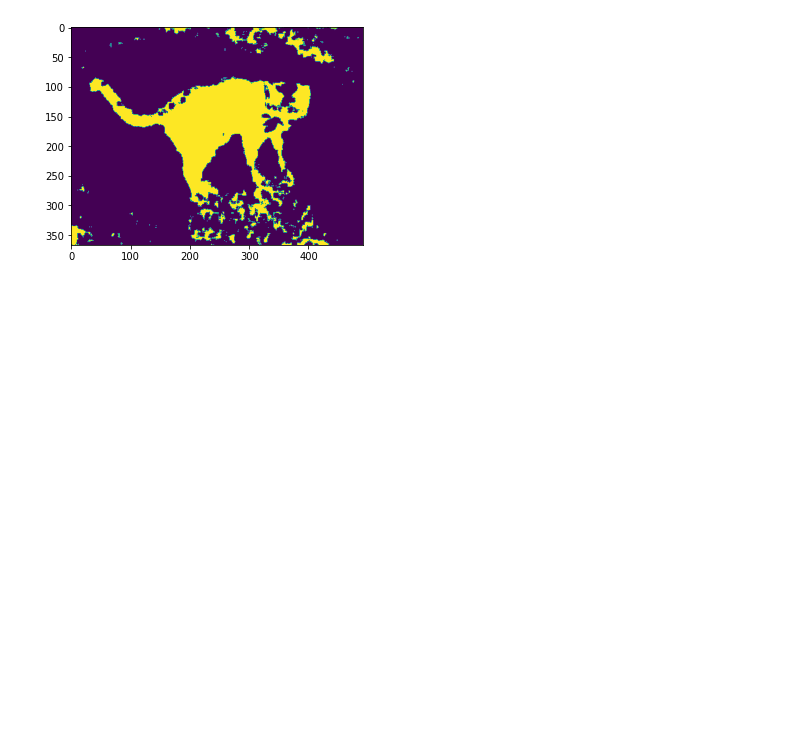
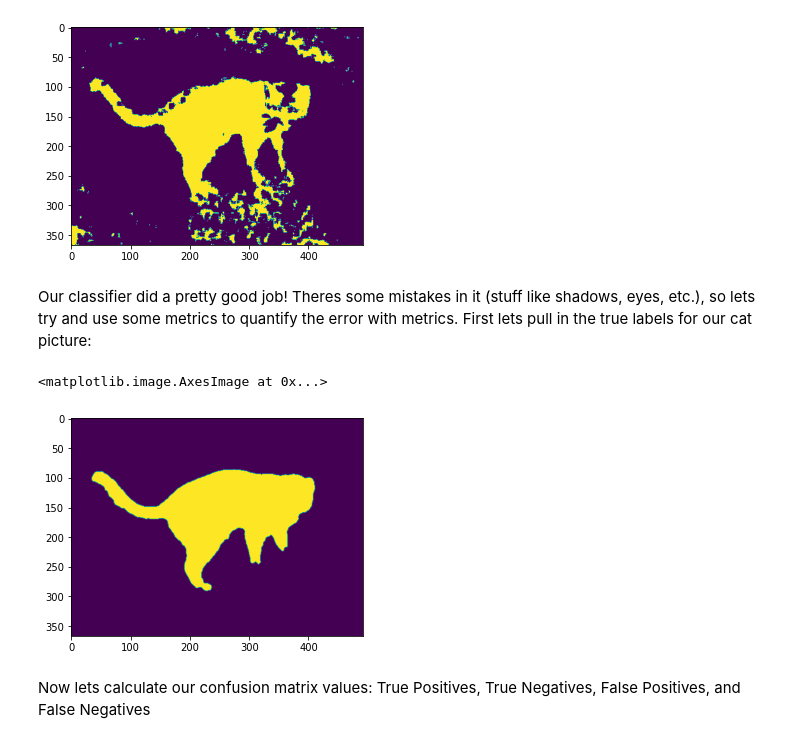
Before and after one commit to upadhyan/ML-Demo, a Jupyter notebook: QDA_Image_Recognition.ipynb, the cells around one changed output. Drawn from its saved outputs; the diff is of its cells as text; code cells hidden in the pictures; blank space fills up the shorter version.

```diff
--- a/QDA_Image_Recognition.ipynb
+++ b/QDA_Image_Recognition.ipynb
@@ -101,3 +101,14 @@ for i in range(M-8):
 plt.imshow(prediction);
 # %% [output]
 [figure]
+# %% [markdown]
+Our classifier did a pretty good job! Theres some mistakes in it (stuff like shadows, eyes, etc.), so lets try and use some metrics to quantify the error with metrics. First lets pull in the true labels for our cat picture:
+# %%
+truth = plt.imread('truth.png')
+truth = truth[0:M-8, 0:N-8]
+plt.imshow(truth)
+# %% [output]
+<matplotlib.image.AxesImage at 0x...>
+[figure, added]
+# %% [markdown]
+Now lets calculate our confusion matrix values: True Positives, True Negatives, False Positives, and False Negatives
```
Also changed, not shown: parts of 8 cells of this notebook.
